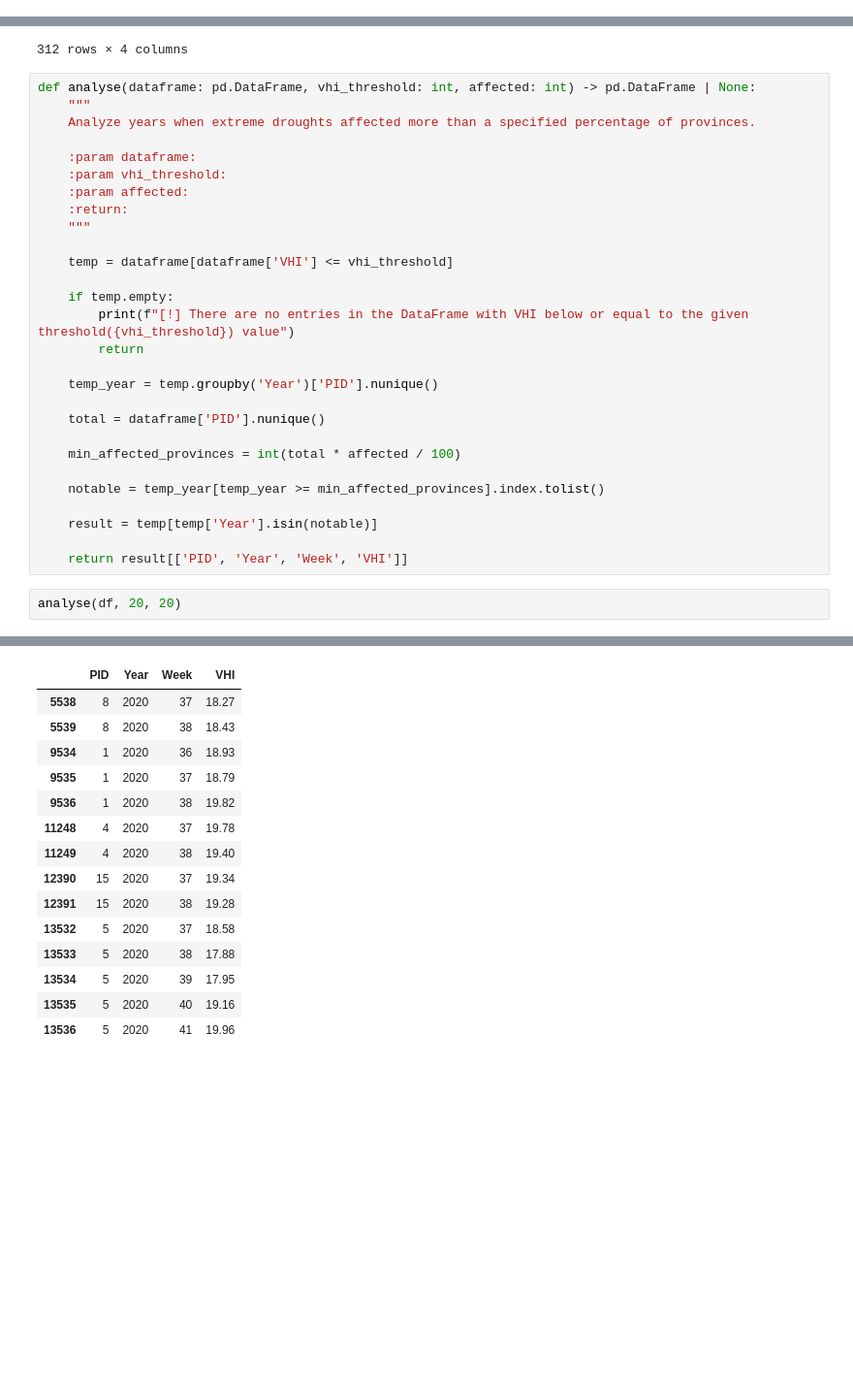
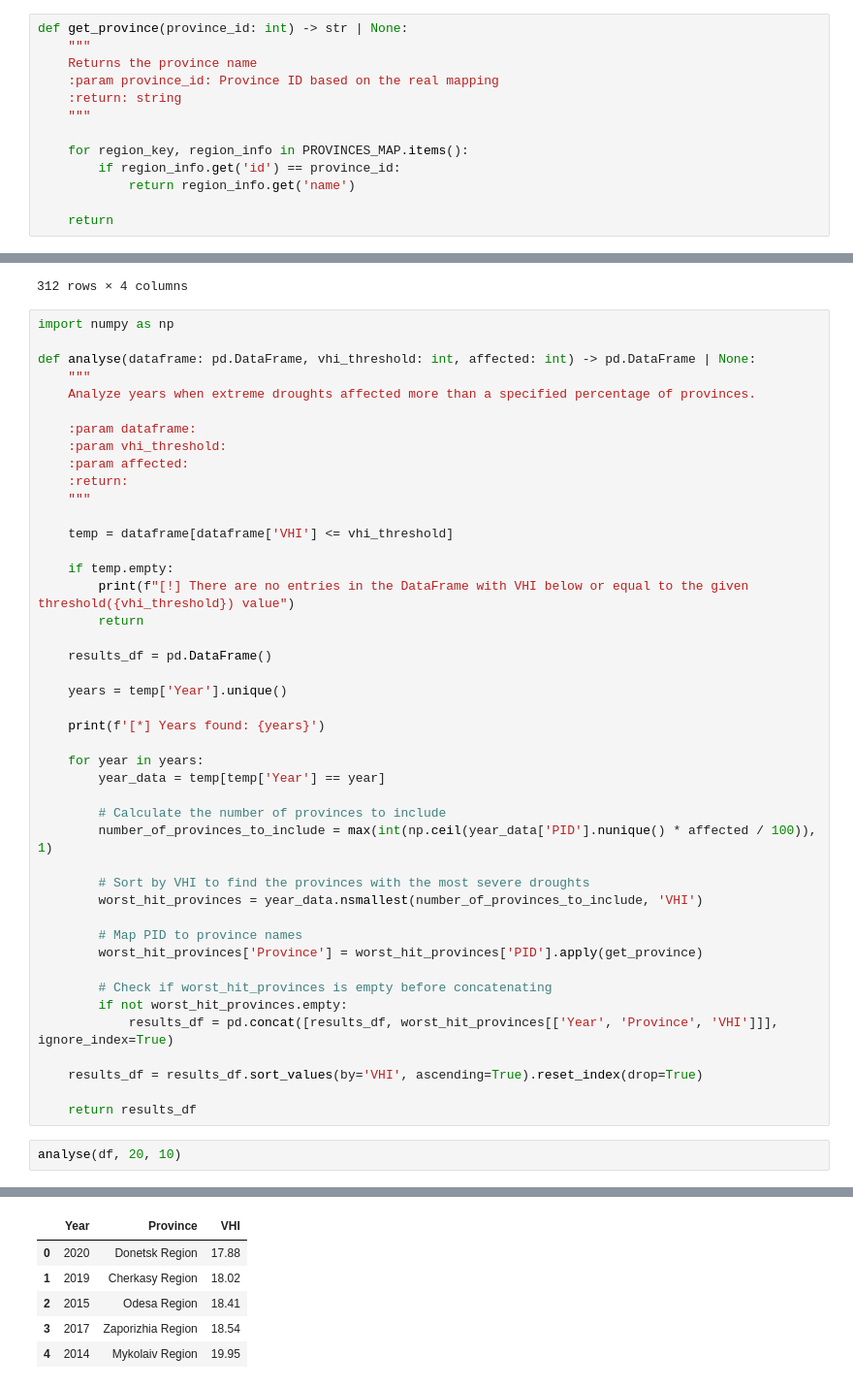
Before and after one commit to looomenn/uni-labs, a Jupyter notebook: y24s04/dpat/lab02/src/main.ipynb, the cells around one changed output, grey strips where cells are left out. Shown: that part at 97% size. Drawn from its saved outputs; the diff is of its cells as text; blank space fills up the shorter version.

Commit message:
update: DPAT - lab02
analyse function development

```diff
--- a/y24s04/dpat/lab02/src/main.ipynb
+++ b/y24s04/dpat/lab02/src/main.ipynb
@@ -263 +265,14 @@ def get_dataframe(directory: str) -> pd.DataFrame | None:
+# %%
+def get_province(province_id: int) -> str | None:
+    """
+    Returns the province name
+    :param province_id: Province ID based on the real mapping
+    :return: string
+    """
+
+    for region_key, region_info in PROVINCES_MAP.items():
+        if region_info.get('id') == province_id:
+            return region_info.get('name')
+
+    return
 # %% [markdown]
@@ -478,6 +493,8 @@ get_vhi_range(df, [1, 22, 24], [2022, 2019])
 | 14793 | 22 | 2022 | 52 | 44.29 |
 312 rows × 4 columns
 # %%
+import numpy as np
+
 def analyse(dataframe: pd.DataFrame, vhi_threshold: int, affected: int) -> pd.DataFrame | None:
     """
     Analyze years when extreme droughts affected more than a specified percentage of provinces.
@@ -494,17 +511,31 @@ def analyse(dataframe: pd.DataFrame, vhi_threshold: int, affected: int) -> pd.Da
         print(f"[!] There are no entries in the DataFrame with VHI below or equal to the given threshold({vhi_threshold}) value")
         return
 
-    temp_year = temp.groupby('Year')['PID'].nunique()
+    results_df = pd.DataFrame()
 
-    total = dataframe['PID'].nunique()
+    years = temp['Year'].unique()
 
-    min_affected_provinces = int(total * affected / 100)
+    print(f'[*] Years found: {years}')
 
-    notable = temp_year[temp_year >= min_affected_provinces].index.tolist()
+    for year in years:
+        year_data = temp[temp['Year'] == year]
 
-    result = temp[temp['Year'].isin(notable)]
+        # Calculate the number of provinces to include
+        number_of_provinces_to_include = max(int(np.ceil(year_data['PID'].nunique() * affected / 100)), 1)
 
-    return result[['PID', 'Year', 'Week', 'VHI']]
+        # Sort by VHI to find the provinces with the most severe droughts
+        worst_hit_provinces = year_data.nsmallest(number_of_provinces_to_include, 'VHI')
+
+        # Map PID to province names
+        worst_hit_provinces['Province'] = worst_hit_provinces['PID'].apply(get_province)
+
+        # Check if worst_hit_provinces is empty before concatenating
+        if not worst_hit_provinces.empty:
+            results_df = pd.concat([results_df, worst_hit_provinces[['Year', 'Province', 'VHI']]], ignore_index=True)
+
+    results_df = results_df.sort_values(by='VHI', ascending=True).reset_index(drop=True)
+
+    return results_df
 # %%
-analyse(df, 20, 20)
+analyse(df, 20, 10)
 # %% [output]
@@ -511,15 +543,6 @@ analyse(df, 20, 20)
-|  | PID | Year | Week | VHI |
-| 5538 | 8 | 2020 | 37 | 18.27 |
-| 5539 | 8 | 2020 | 38 | 18.43 |
-| 9534 | 1 | 2020 | 36 | 18.93 |
-| 9535 | 1 | 2020 | 37 | 18.79 |
-| 9536 | 1 | 2020 | 38 | 19.82 |
-| 11248 | 4 | 2020 | 37 | 19.78 |
-| 11249 | 4 | 2020 | 38 | 19.40 |
-| 12390 | 15 | 2020 | 37 | 19.34 |
-| 12391 | 15 | 2020 | 38 | 19.28 |
-| 13532 | 5 | 2020 | 37 | 18.58 |
-| 13533 | 5 | 2020 | 38 | 17.88 |
-| 13534 | 5 | 2020 | 39 | 17.95 |
-| 13535 | 5 | 2020 | 40 | 19.16 |
-| 13536 | 5 | 2020 | 41 | 19.96 |
+|  | Year | Province | VHI |
+| 0 | 2020 | Donetsk Region | 17.88 |
+| 1 | 2019 | Cherkasy Region | 18.02 |
+| 2 | 2015 | Odesa Region | 18.41 |
+| 3 | 2017 | Zaporizhia Region | 18.54 |
+| 4 | 2014 | Mykolaiv Region | 19.95 |
```
Also changed, not shown: parts of 3 cells of this notebook.
